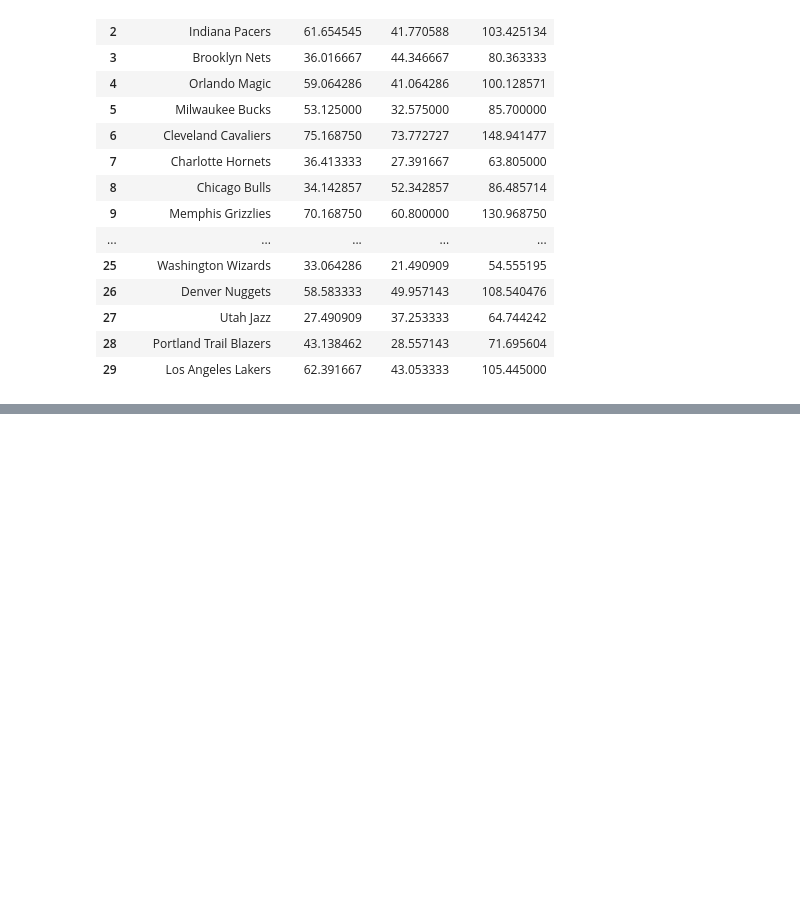
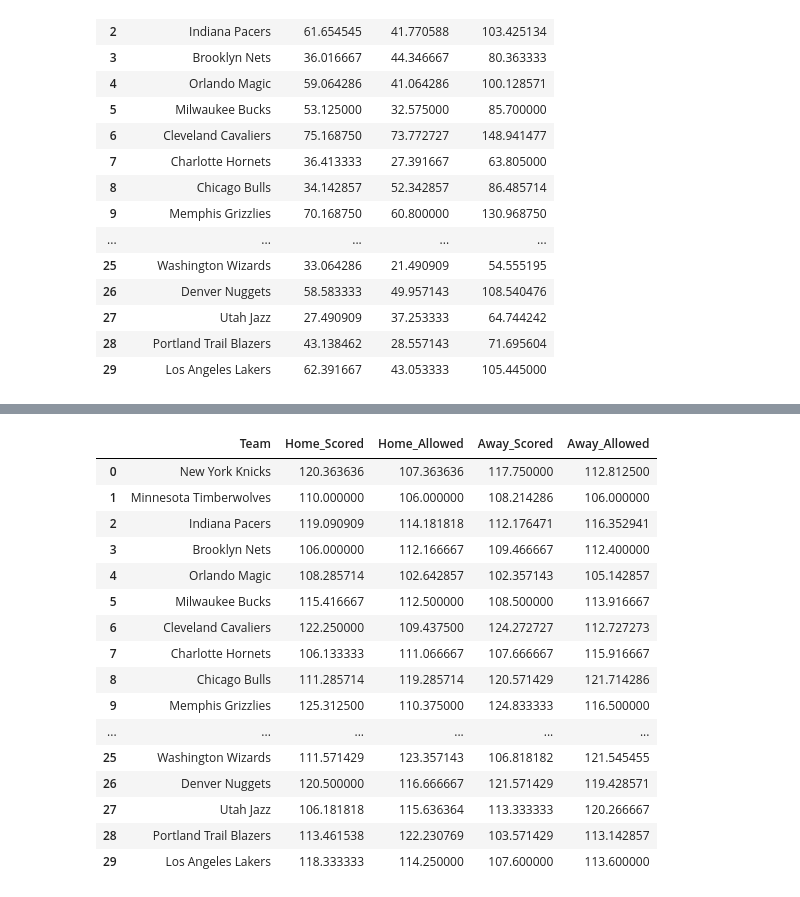
Before and after one commit to Aditya24Sharma/Basketball_Analytics, a Jupyter notebook: jupyter_notebook/notebook_checkpoints.ipynb, the cells around one changed output, grey strips where cells are left out. Drawn from its saved outputs; the diff is of its cells as text; code cells hidden in the pictures; blank space fills up the shorter version.

```diff
--- a/jupyter_notebook/notebook_checkpoints.ipynb
+++ b/jupyter_notebook/notebook_checkpoints.ipynb
@@ -266,0 +294,29 @@ styled_ratings
+# %%
+pts_data_df = pd.DataFrame(columns = ['Team', 'Home_Scored', 'Home_Allowed', 'Away_Scored', 'Away_Allowed'])
+for team in teams:
+    home_table = get_home_fixtures(team)
+    home_metrics = get_metrics(home_table, 'Home')
+    away_table = get_away_fixtures(team)
+    away_metrics = get_metrics(away_table, 'Visitor')
+    data = [team, home_metrics['avg_pts_scored'], home_metrics['avg_pts_allowed'], away_metrics['avg_pts_scored'], away_metrics['avg_pts_allowed']]
+    pts_data_df.loc[len(pts_data_df)] = data
+# %%
+pts_data_df
+# %% [output]
+|  | Team | Home_Scored | Home_Allowed | Away_Scored | Away_Allowed |
+| 0 | New York Knicks | 120.363636 | 107.363636 | 117.750000 | 112.812500 |
+| 1 | Minnesota Timberwolves | 110.000000 | 106.000000 | 108.214286 | 106.000000 |
+| 2 | Indiana Pacers | 119.090909 | 114.181818 | 112.176471 | 116.352941 |
+| 3 | Brooklyn Nets | 106.000000 | 112.166667 | 109.466667 | 112.400000 |
+| 4 | Orlando Magic | 108.285714 | 102.642857 | 102.357143 | 105.142857 |
+| 5 | Milwaukee Bucks | 115.416667 | 112.500000 | 108.500000 | 113.916667 |
+| 6 | Cleveland Cavaliers | 122.250000 | 109.437500 | 124.272727 | 112.727273 |
+| 7 | Charlotte Hornets | 106.133333 | 111.066667 | 107.666667 | 115.916667 |
+| 8 | Chicago Bulls | 111.285714 | 119.285714 | 120.571429 | 121.714286 |
+| 9 | Memphis Grizzlies | 125.312500 | 110.375000 | 124.833333 | 116.500000 |
+| ... | ... | ... | ... | ... | ... |
+| 25 | Washington Wizards | 111.571429 | 123.357143 | 106.818182 | 121.545455 |
+| 26 | Denver Nuggets | 120.500000 | 116.666667 | 121.571429 | 119.428571 |
+| 27 | Utah Jazz | 106.181818 | 115.636364 | 113.333333 | 120.266667 |
+| 28 | Portland Trail Blazers | 113.461538 | 122.230769 | 103.571429 | 113.142857 |
+| 29 | Los Angeles Lakers | 118.333333 | 114.250000 | 107.600000 | 113.600000 |
```
Also changed, not shown: parts of 2 cells of this notebook.
